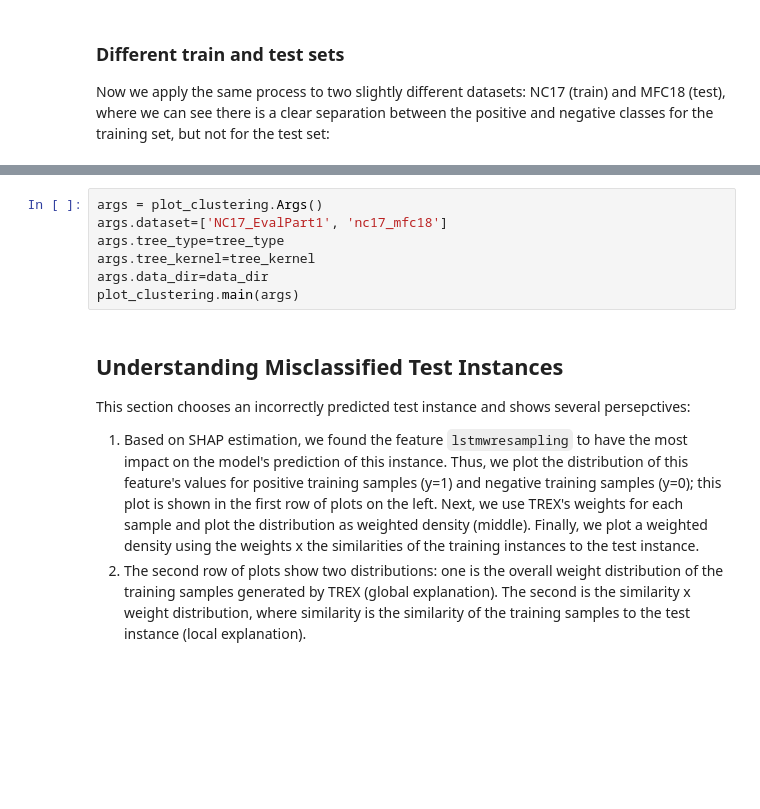
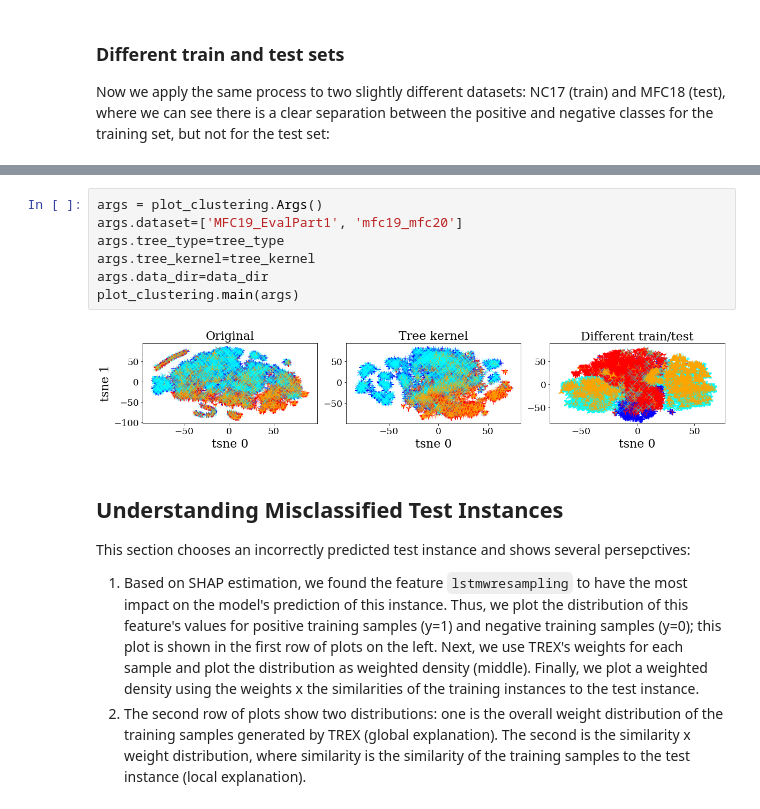
Before and after one commit to jjbrophy47/trex, a Jupyter notebook: experiments/notebooks/medifor.ipynb, the cells around one changed output, grey strips where cells are left out. Saved outputs shown, nothing was run; the diff lists cells and outputs as text; blank space fills up the shorter version.

```diff
--- a/experiments/notebooks/medifor.ipynb
+++ b/experiments/notebooks/medifor.ipynb
@@ -93,11 +93,13 @@ PCA 100 to 50...
 embedding with tsne...
 # %%
 args = plot_clustering.Args()
-args.dataset=['NC17_EvalPart1', 'nc17_mfc18']
+args.dataset=['MFC19_EvalPart1', 'mfc19_mfc20']
 args.tree_type=tree_type
 args.tree_kernel=tree_kernel
 args.data_dir=data_dir
 plot_clustering.main(args)
+# %% [output]
+[figure, added]
 # %% [markdown]
 ## Understanding Misclassified Test Instances
 This section chooses an incorrectly predicted test instance and shows several persepctives:
```
Also changed, not shown: parts of 5 cells of this notebook, 6 other files.
